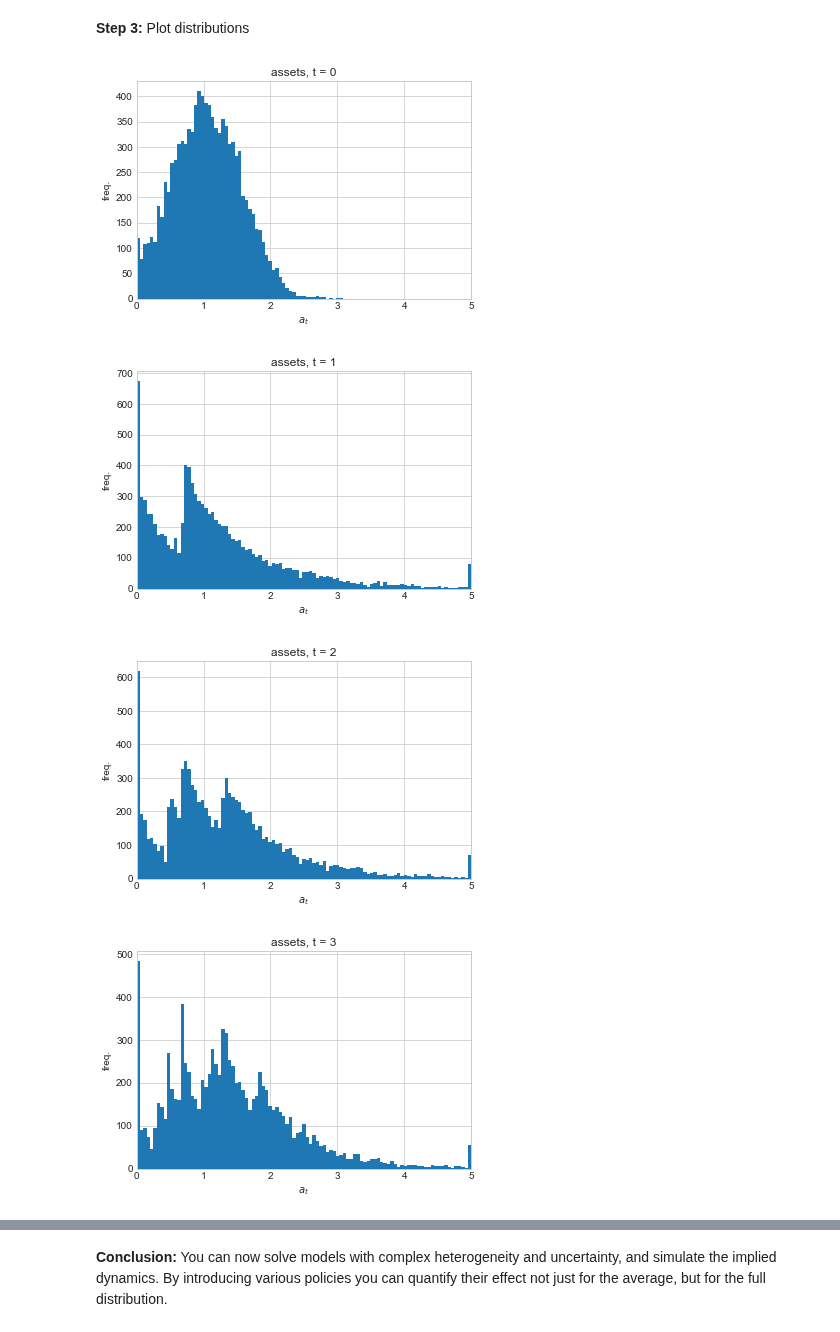
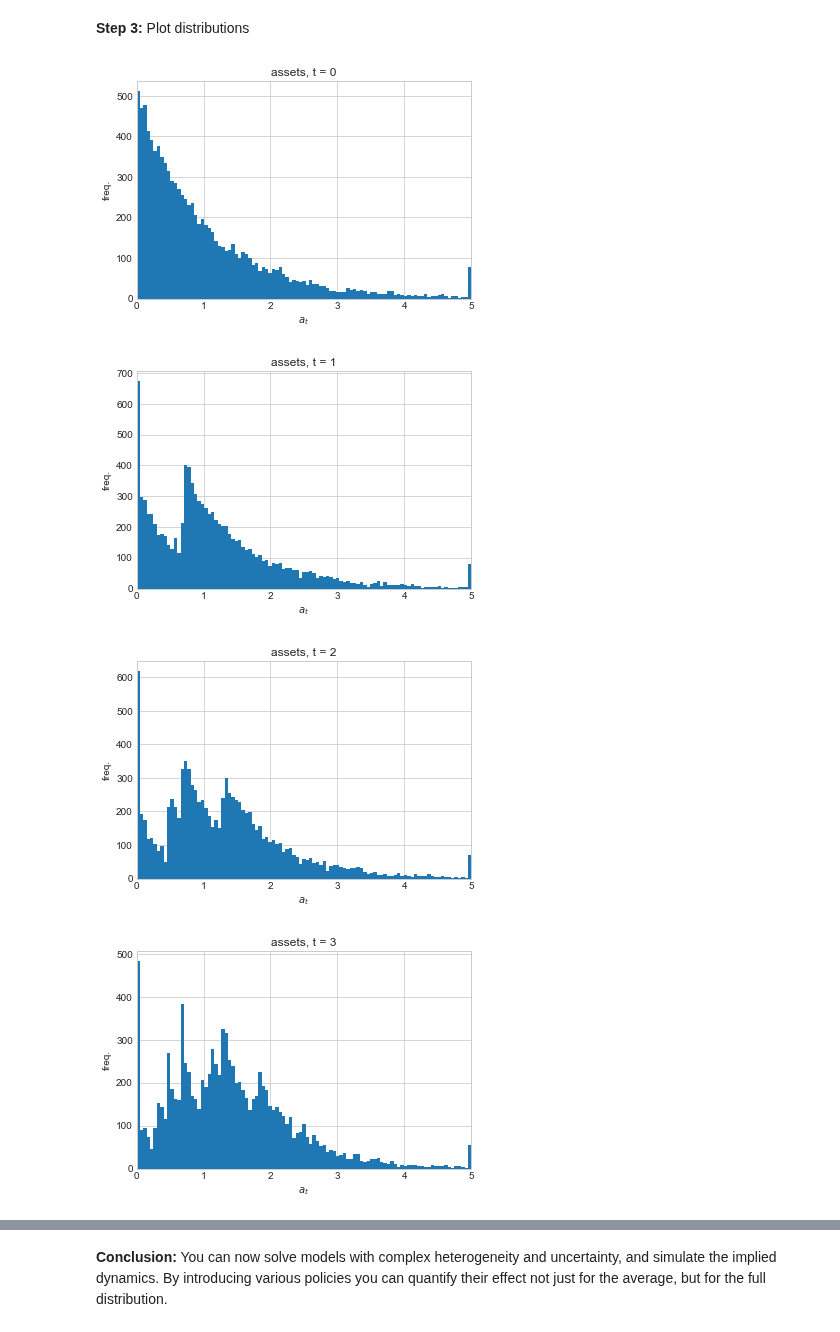
Before and after one commit to NumEconCopenhagen/IntroProg-lectures, a Jupyter notebook: 11/Numerical_optimization.ipynb, the cells around one changed output, grey strips where cells are left out. Drawn from its saved outputs; the diff is of its cells as text; code cells hidden in the pictures.

```diff
--- a/11/Numerical_optimization.ipynb
+++ b/11/Numerical_optimization.ipynb
@@ -183,46 +183,54 @@ def minimize_gradient_descent(f,x0,jac,alphas=[0.01,0.05,0.1,0.25,0.5,1],max_ite
     Returns:
 
         x (np.ndarray): minimum
-        n (int): number of iterations used
+        nit (int): number of iterations used
+        nfev (int): number of function evaluations used
+        njev (int): number of jacobian evaluations used
 
     """
 
     # step 1: initialize
     x = x0
     fx = f(x0)
-    n = 1
+    nit = 1
+    nfev = 1
+    njev = 0
 
     # step 2-6: iteration
-    while n < max_iter:
+    while nit < max_iter:
 
         x_prev = x
         fx_prev = fx
 
         # step 2: evaluate gradient
         jacx = jac(x)
+        njev += 1
 
         # step 3: find good step size (line search)
         fx_ast = np.inf
+        x_ast = np.nan
         alpha_ast = np.nan
         for alpha in alphas:
             x = x_prev - alpha*jacx
             fx = f(x)
+            nfev += 1
             if fx < fx_ast:
+                alpha_ast = alpha
+                x_ast = x
                 fx_ast = fx
-                alpha_ast = alpha
 
         # step 4: update guess
-        x = x_prev - alpha_ast*jacx
+        x = x_ast # = x_prev - alpha_ast*jacx
 
         # step 5: check convergence
-        fx = f(x)
+        fx = fx_ast # = f(x)
         if abs(fx-fx_prev) < tol:
             break
 
         # d. update i
-        n += 1
+        nit += 1
 
-    return x,n
+    return x,nit,nfev,njev
 # %% [markdown]
 **Many generalizations:**
 
@@ -328,14 +336,14 @@ fig.colorbar(cs);
 **Newton:**
 # %%
 x0 = np.array([5,4])
-x,n = minimize_newton(rosen,x0,rosen_jac,rosen_hess)
-print(n,x,rosen(x))
+x,nit = minimize_newton(rosen,x0,rosen_jac,rosen_hess)
+print(nit,x,rosen(x))
 # %% [output]
 6 [1. 1.] 0.0
 # %% [markdown]
 **Gradient descent:**
 # %%
 x0 = np.array([5,4])
-x,n = minimize_gradient_descent(rosen,x0,rosen_jac,alphas=[0.01,0.05,0.1,0.25,0.5,1])
-print(n,x,rosen(x))
+x,nit,nfev,njev = minimize_gradient_descent(rosen,x0,rosen_jac,alphas=[0.01,0.05,0.1,0.25,0.5,1])
+print(nit,nfev,njev,x,rosen(x))
 # %% [output]
@@ -351,14 +363,14 @@ print(n,x,rosen(x))
 def collect(x):
 
     # globals used to keep track across iterations
-    global evals # set evals = 0 before calling optimizer
+    global nit # set nit = 0 before calling optimizer
     global x0
     global x1s
     global x2s
     global fs
 
     # a. initialize list
-    if evals == 0:
+    if nit == 0:
         x1s = [x0[0]]
         x2s = [x0[1]]
         fs = [rosen(x0)]
@@ -369,7 +381,7 @@ def collect(x):
     fs.append(rosen(x))
 
     # c. increment number of evaluations
-    evals += 1
+    nit += 1
 # %% [markdown]
 **Preperation II:** Function plotting the collected information:
 # %%
@@ -1475,21 +1510,21 @@ for t in range(par.T):
 # %%
 for t in range(-1,par.T):
 
     fig = plt.figure()
     ax = fig.add_subplot(1,1,1)
 
     bins = np.linspace(0,5,100)
     if t == -1:
-        ax.hist(np.fmin(a_lag,5),bins=bins)
+        ax.hist(np.fmin(a0,5),bins=bins)
     else:
         ax.hist(np.fmin(sim_a[t,:],5),bins=bins)
 
     ax.set_title(f'assets, t = {t+1}')
     ax.set_xlabel('$a_t$')
     ax.set_ylabel('freq.')
     ax.set_xlim([0,5])
 # %% [output]
-[figure, old version]
+[figure, new version]
 [figure]
 [figure]
 [figure]
```
Also changed, not shown: parts of 31 cells of this notebook, 3 other files.
